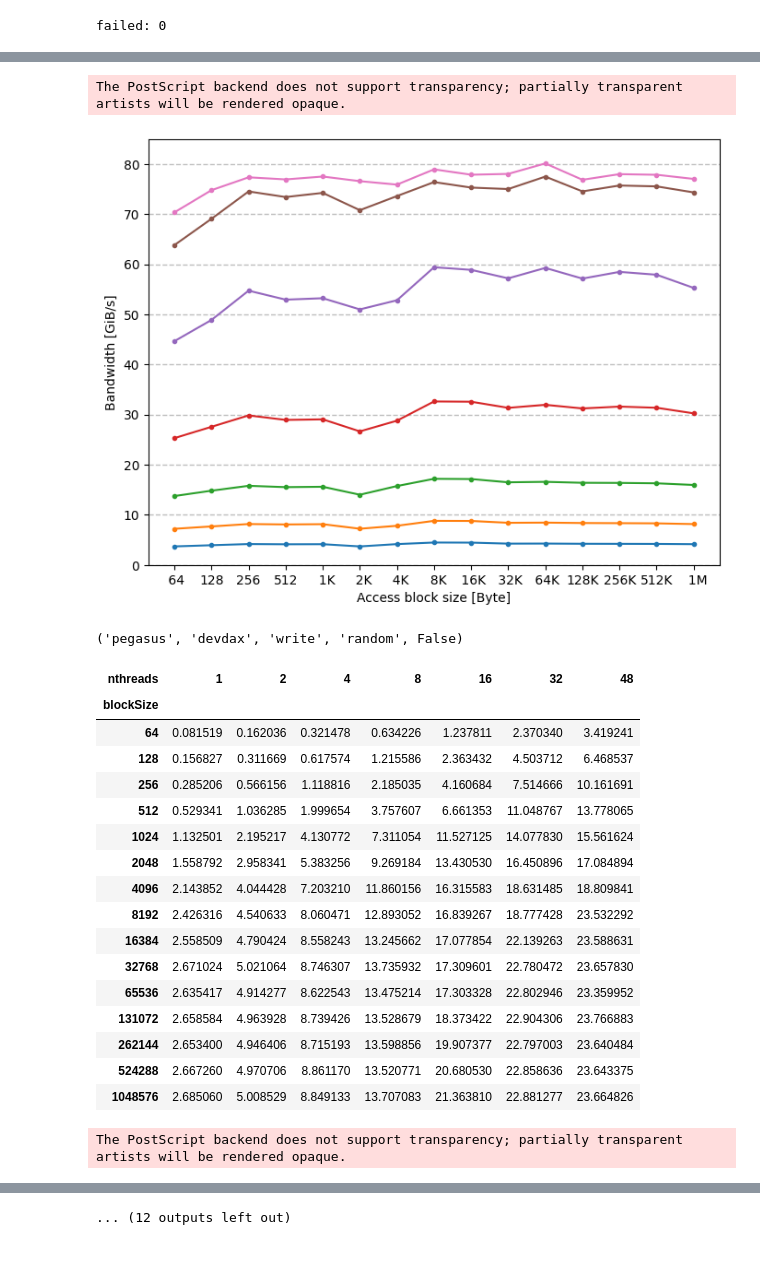
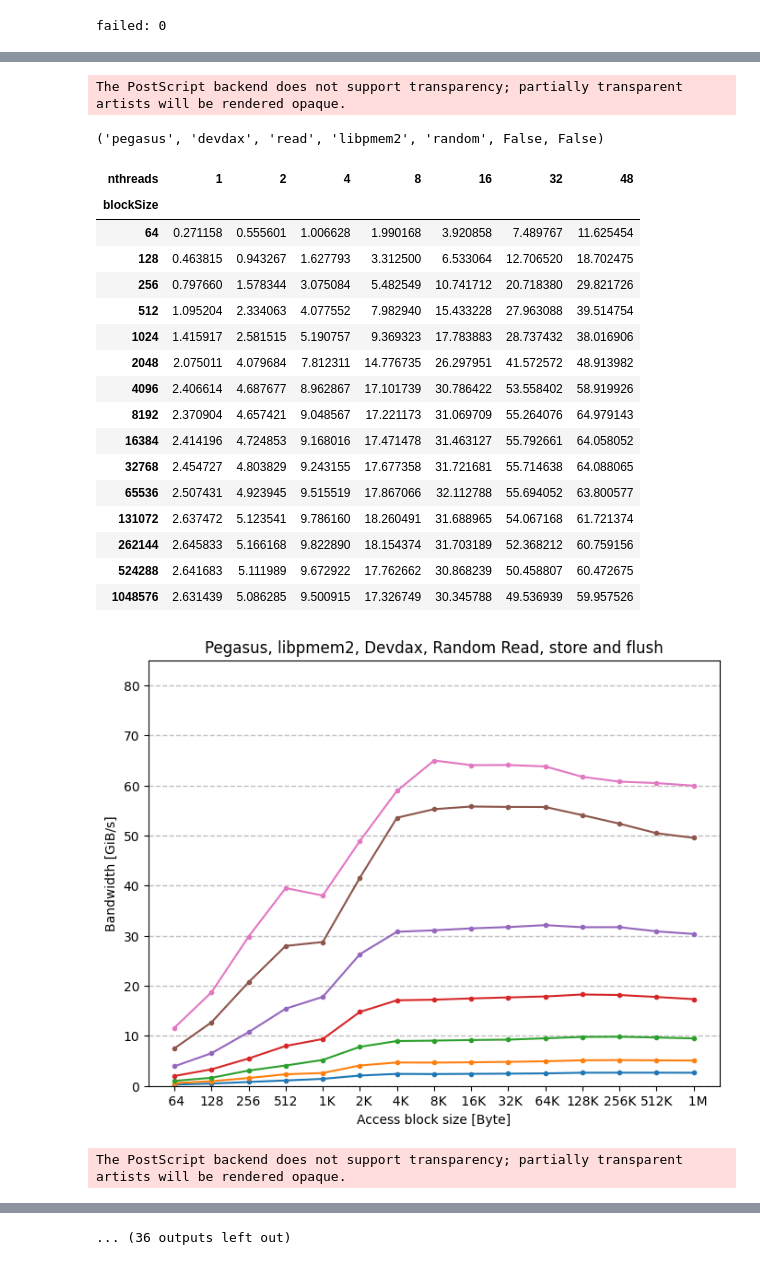
Before and after one commit to range3/pmembench, a Jupyter notebook: eval/plot/pmem2bench.ipynb, the cells around one changed output, grey strips where cells are left out. Saved outputs shown, nothing was run; the diff lists cells and outputs as text; code cells hidden in the pictures.

Commit message:
Update figures

```diff
--- a/eval/plot/pmem2bench.ipynb
+++ b/eval/plot/pmem2bench.ipynb
@@ -106,7 +136,7 @@ df = df_src
 # remove fsdax && iter=1 && write
 # df = df.drop(df[(df.source == "fsdax") & (df.accessType == "write") & (df.iter == 1)].index)
 
-default_groupby = ["success", "platform", "source", "accessType", "accessPattern", "nonTemporal", "nthreads", "blockSize"]
+default_groupby = ["success", "platform", "source", "accessType", "api", "accessPattern", "nonTemporal", "noflush", "nthreads", "blockSize"]
 grouper = df.drop(["path", "granularity", "set-affinity"], axis=1).groupby(default_groupby)
 
 pd.set_option('display.max_rows', 50)
@@ -122,8 +192,9 @@ df = grouper.max().reset_index()
 
 ymax = df.groupby(["accessType"]).max()["byte_per_sec"].apply(lambda x: x / 2**30).apply(lambda x: x + -x % 5).astype('int').to_dict()
 
-for idx, df_sub in df.query("platform == 'pegasus' and source == 'devdax'").groupby(["platform", "source", "accessType", "accessPattern", "nonTemporal"]):
+for idx, df_sub in df.query("platform == 'pegasus' and source == 'devdax'").groupby(["platform", "source", "accessType", "api", "accessPattern", "nonTemporal", "noflush"]):
     print(idx)
+    platform, source, access_type, api, access_pattern, is_nt, is_noflush = idx
     # display(df_sub)
     df_sub["GiB/s"] = df_sub["byte_per_sec"] / 2**30
     df_plot = df_sub.pivot(index="blockSize", columns="nthreads", values="GiB/s")
@@ -136,18 +207,18 @@ for idx, df_sub in df.query("platform == 'pegasus' and source == 'devdax'").grou
         ax=fig.add_subplot(),
         xlabel="Access block size [Byte]",
         ylabel="Bandwidth [GiB/s]",
-        ylim=[0, ymax[idx[2]]],
+        ylim=[0, ymax[access_type]],
         style=".-",
-        legend=idx[2] == "write",
+        legend=access_type == "write",
     )
-    if idx[2] == "read":
-        store_type = ""
+    if is_nt:
+        store_type = ", nt-store"
+    elif is_noflush:
+        store_type = ", noflush"
     else:
-        if idx[4]:
-            store_type = ", nt-store"
-        else:
-            store_type = ", store and flush"
-    # ax.set_title(f"{idx[0].capitalize()}, {idx[1].capitalize()}, {idx[3].capitalize()} {idx[2].capitalize()}{store_type}")
+        store_type = ", store and flush"
+
+    ax.set_title(f"{platform.capitalize()}, {api}, {source.capitalize()}, {access_pattern.capitalize()} {access_type.capitalize()}{store_type}")
     ax.set_xscale("log", base=2)
     ax.set_xticks(df_plot.index, [pretty_fmt(x, suffix="") for x in df_plot.index])
     ax.grid(which = "major", axis = "y", alpha = 0.8,
@@ -159,6 +230,7 @@ for idx, df_sub in df.query("platform == 'pegasus' and source == 'devdax'").grou
         # ax.legend(handles=handles[::-1],labels=list(map(lambda x: f"{x} proc{'s' if int(x) > 1 else ''}", labels[::-1])))# 判例を逆順に表示
 
     fig.show()
-    save(fig, f"pmembench-{idx[0]}-{idx[1]}-{idx[2]}-{idx[3]}{'-movnt' if idx[2] == 'write' and idx[4] else ''}")
     plt.show()
+    ax.set_title("")
+    save(fig, f"pmembench-{platform}-{api}-{source}-{access_type}-{access_pattern}{'-movnt' if is_nt else ''}{'-noflush' if is_noflush else ''}")
 # %% [output]
@@ -203,21 +276,21 @@ The PostScript backend does not support transparency; partially transparent arti
 The PostScript backend does not support transparency; partially transparent artists will be rendered opaque.
-[figure, old version]
-('pegasus', 'devdax', 'write', 'random', False)
+('pegasus', 'devdax', 'read', 'libpmem2', 'random', False, False)
 | nthreads | 1 | 2 | 4 | 8 | 16 | 32 | 48 |
 | blockSize |  |  |  |  |  |  |  |
-| 64 | 0.081519 | 0.162036 | 0.321478 | 0.634226 | 1.237811 | 2.370340 | 3.419241 |
-| 128 | 0.156827 | 0.311669 | 0.617574 | 1.215586 | 2.363432 | 4.503712 | 6.468537 |
-| 256 | 0.285206 | 0.566156 | 1.118816 | 2.185035 | 4.160684 | 7.514666 | 10.161691 |
-| 512 | 0.529341 | 1.036285 | 1.999654 | 3.757607 | 6.661353 | 11.048767 | 13.778065 |
-| 1024 | 1.132501 | 2.195217 | 4.130772 | 7.311054 | 11.527125 | 14.077830 | 15.561624 |
-| 2048 | 1.558792 | 2.958341 | 5.383256 | 9.269184 | 13.430530 | 16.450896 | 17.084894 |
-| 4096 | 2.143852 | 4.044428 | 7.203210 | 11.860156 | 16.315583 | 18.631485 | 18.809841 |
-| 8192 | 2.426316 | 4.540633 | 8.060471 | 12.893052 | 16.839267 | 18.777428 | 23.532292 |
-| 16384 | 2.558509 | 4.790424 | 8.558243 | 13.245662 | 17.077854 | 22.139263 | 23.588631 |
-| 32768 | 2.671024 | 5.021064 | 8.746307 | 13.735932 | 17.309601 | 22.780472 | 23.657830 |
-| 65536 | 2.635417 | 4.914277 | 8.622543 | 13.475214 | 17.303328 | 22.802946 | 23.359952 |
-| 131072 | 2.658584 | 4.963928 | 8.739426 | 13.528679 | 18.373422 | 22.904306 | 23.766883 |
-| 262144 | 2.653400 | 4.946406 | 8.715193 | 13.598856 | 19.907377 | 22.797003 | 23.640484 |
-| 524288 | 2.667260 | 4.970706 | 8.861170 | 13.520771 | 20.680530 | 22.858636 | 23.643375 |
-| 1048576 | 2.685060 | 5.008529 | 8.849133 | 13.707083 | 21.363810 | 22.881277 | 23.664826 |
+| 64 | 0.271158 | 0.555601 | 1.006628 | 1.990168 | 3.920858 | 7.489767 | 11.625454 |
+| 128 | 0.463815 | 0.943267 | 1.627793 | 3.312500 | 6.533064 | 12.706520 | 18.702475 |
+| 256 | 0.797660 | 1.578344 | 3.075084 | 5.482549 | 10.741712 | 20.718380 | 29.821726 |
+| 512 | 1.095204 | 2.334063 | 4.077552 | 7.982940 | 15.433228 | 27.963088 | 39.514754 |
+| 1024 | 1.415917 | 2.581515 | 5.190757 | 9.369323 | 17.783883 | 28.737432 | 38.016906 |
+| 2048 | 2.075011 | 4.079684 | 7.812311 | 14.776735 | 26.297951 | 41.572572 | 48.913982 |
+| 4096 | 2.406614 | 4.687677 | 8.962867 | 17.101739 | 30.786422 | 53.558402 | 58.919926 |
+| 8192 | 2.370904 | 4.657421 | 9.048567 | 17.221173 | 31.069709 | 55.264076 | 64.979143 |
+| 16384 | 2.414196 | 4.724853 | 9.168016 | 17.471478 | 31.463127 | 55.792661 | 64.058052 |
+| 32768 | 2.454727 | 4.803829 | 9.243155 | 17.677358 | 31.721681 | 55.714638 | 64.088065 |
+| 65536 | 2.507431 | 4.923945 | 9.515519 | 17.867066 | 32.112788 | 55.694052 | 63.800577 |
+| 131072 | 2.637472 | 5.123541 | 9.786160 | 18.260491 | 31.688965 | 54.067168 | 61.721374 |
+| 262144 | 2.645833 | 5.166168 | 9.822890 | 18.154374 | 31.703189 | 52.368212 | 60.759156 |
+| 524288 | 2.641683 | 5.111989 | 9.672922 | 17.762662 | 30.868239 | 50.458807 | 60.472675 |
+| 1048576 | 2.631439 | 5.086285 | 9.500915 | 17.326749 | 30.345788 | 49.536939 | 59.957526 |
+[figure, new version]
 The PostScript backend does not support transparency; partially transparent artists will be rendered opaque.
@@ -225 +297 @@ The PostScript backend does not support transparency; partially transparent arti
-... (12 outputs left out)
+... (36 outputs left out)
```
Also changed, not shown: parts of 13 cells of this notebook, 31 other files.
